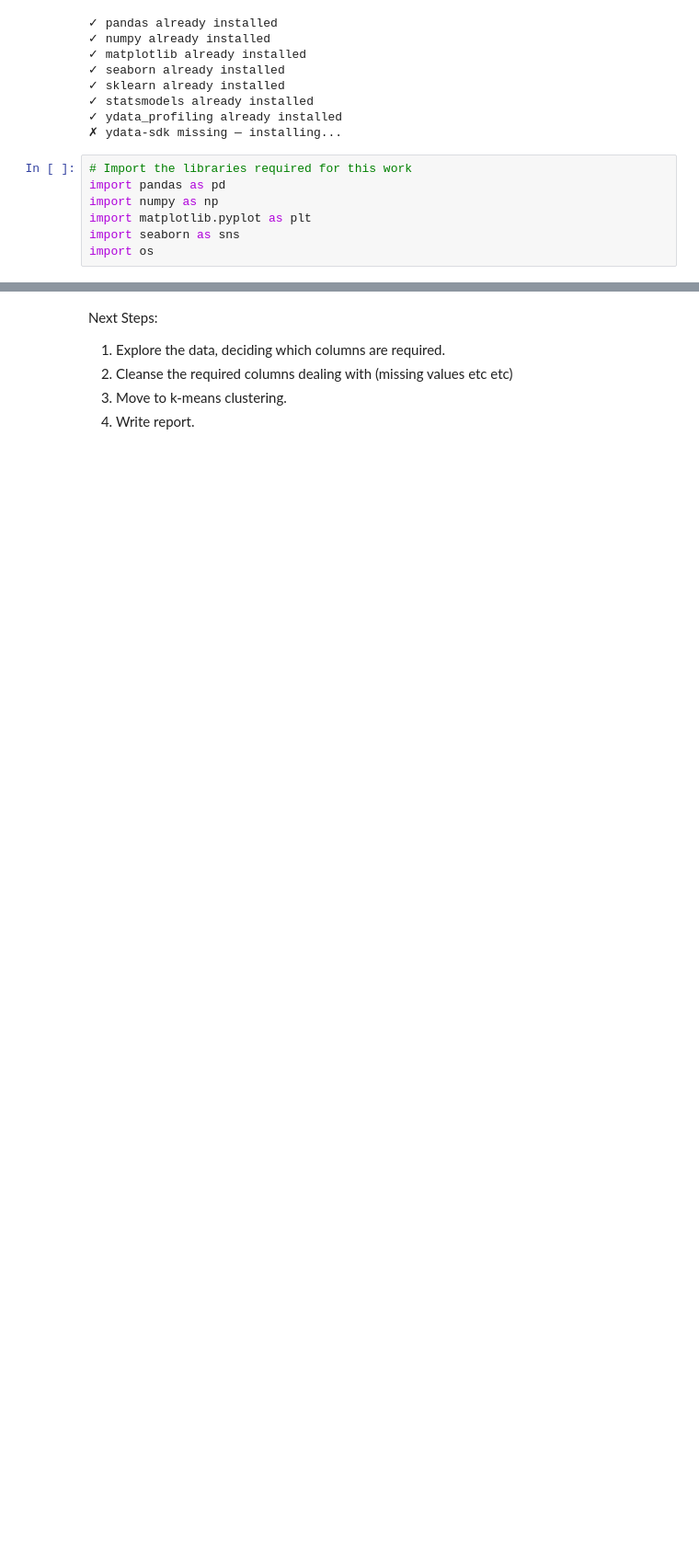
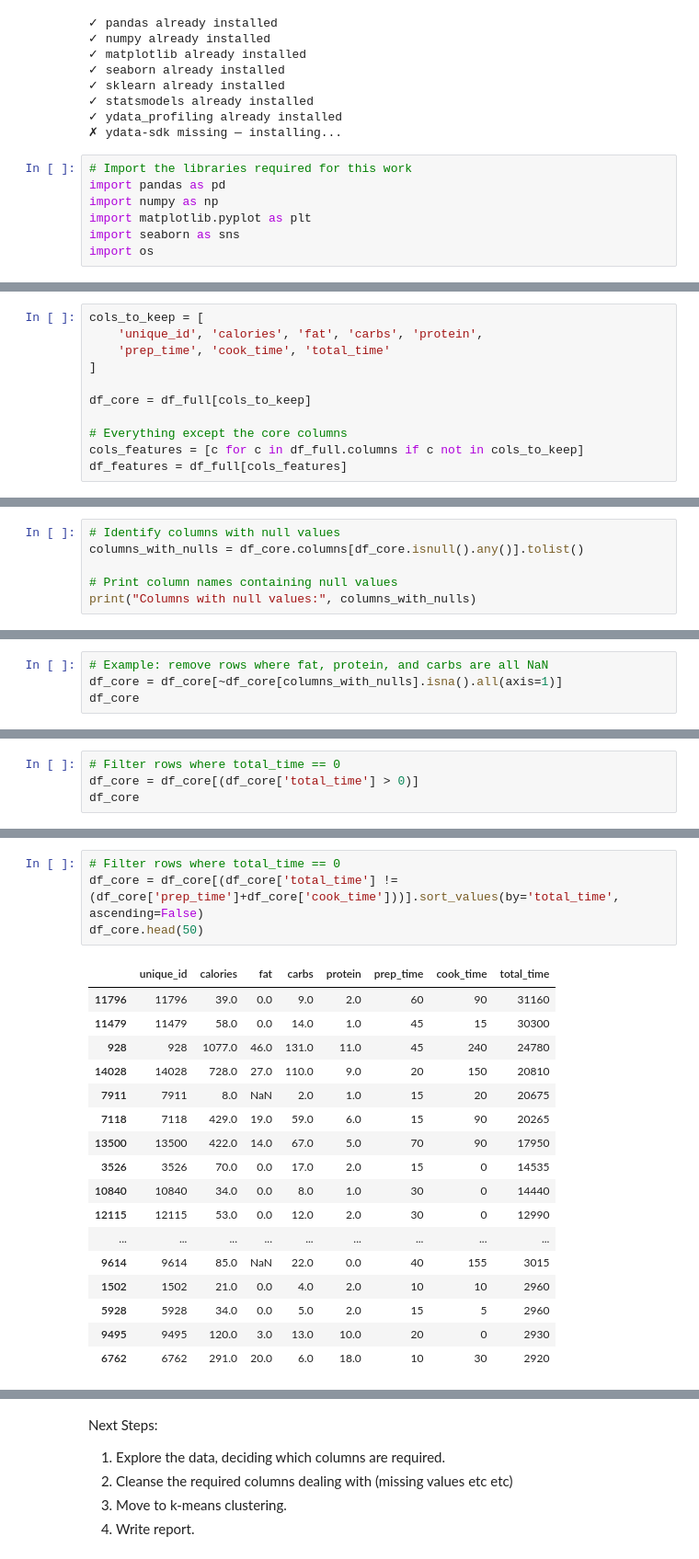
Before and after one commit to BP0323904/dspp, a Jupyter notebook: Allrecipes/Notebooks/Allrecipes_EDA_and_Cleansing.ipynb, the cells around one changed output, grey strips where cells are left out. Shown: that part at 92% size. Saved outputs shown, nothing was run; the diff lists cells and outputs as text; blank space fills up the shorter version.

```diff
--- a/Allrecipes/Notebooks/Allrecipes_EDA_and_Cleansing.ipynb
+++ b/Allrecipes/Notebooks/Allrecipes_EDA_and_Cleansing.ipynb
@@ -105,0 +143,11 @@ all_recipes.head(10)
+# %%
+cols_to_keep = [
+    'unique_id', 'calories', 'fat', 'carbs', 'protein',
+    'prep_time', 'cook_time', 'total_time'
+]
+
+df_core = df_full[cols_to_keep]
+
+# Everything except the core columns
+cols_features = [c for c in df_full.columns if c not in cols_to_keep]
+df_features = df_full[cols_features]
@@ -105,0 +176,6 @@ all_recipes.head(10)
+# %%
+# Identify columns with null values
+columns_with_nulls = df_core.columns[df_core.isnull().any()].tolist()
+
+# Print column names containing null values
+print("Columns with null values:", columns_with_nulls)
@@ -105,0 +220,4 @@ all_recipes.head(10)
+# %%
+# Example: remove rows where fat, protein, and carbs are all NaN
+df_core = df_core[~df_core[columns_with_nulls].isna().all(axis=1)]
+df_core
@@ -105,0 +262,4 @@ all_recipes.head(10)
+# %%
+# Filter rows where total_time == 0
+df_core = df_core[(df_core['total_time'] > 0)]
+df_core
@@ -105,0 +280,22 @@ all_recipes.head(10)
+# %%
+# Filter rows where total_time == 0
+df_core = df_core[(df_core['total_time'] != (df_core['prep_time']+df_core['cook_time']))].sort_values(by='total_time', ascending=False)
+df_core.head(50)
+# %% [output]
+|  | unique_id | calories | fat | carbs | protein | prep_time | cook_time | total_time |
+| 11796 | 11796 | 39.0 | 0.0 | 9.0 | 2.0 | 60 | 90 | 31160 |
+| 11479 | 11479 | 58.0 | 0.0 | 14.0 | 1.0 | 45 | 15 | 30300 |
+| 928 | 928 | 1077.0 | 46.0 | 131.0 | 11.0 | 45 | 240 | 24780 |
+| 14028 | 14028 | 728.0 | 27.0 | 110.0 | 9.0 | 20 | 150 | 20810 |
+| 7911 | 7911 | 8.0 | NaN | 2.0 | 1.0 | 15 | 20 | 20675 |
+| 7118 | 7118 | 429.0 | 19.0 | 59.0 | 6.0 | 15 | 90 | 20265 |
+| 13500 | 13500 | 422.0 | 14.0 | 67.0 | 5.0 | 70 | 90 | 17950 |
+| 3526 | 3526 | 70.0 | 0.0 | 17.0 | 2.0 | 15 | 0 | 14535 |
+| 10840 | 10840 | 34.0 | 0.0 | 8.0 | 1.0 | 30 | 0 | 14440 |
+| 12115 | 12115 | 53.0 | 0.0 | 12.0 | 2.0 | 30 | 0 | 12990 |
+| ... | ... | ... | ... | ... | ... | ... | ... | ... |
+| 9614 | 9614 | 85.0 | NaN | 22.0 | 0.0 | 40 | 155 | 3015 |
+| 1502 | 1502 | 21.0 | 0.0 | 4.0 | 2.0 | 10 | 10 | 2960 |
+| 5928 | 5928 | 34.0 | 0.0 | 5.0 | 2.0 | 15 | 5 | 2960 |
+| 9495 | 9495 | 120.0 | 3.0 | 13.0 | 10.0 | 20 | 0 | 2930 |
+| 6762 | 6762 | 291.0 | 20.0 | 6.0 | 18.0 | 10 | 30 | 2920 |
```
Also changed, not shown: parts of 26 cells of this notebook.
